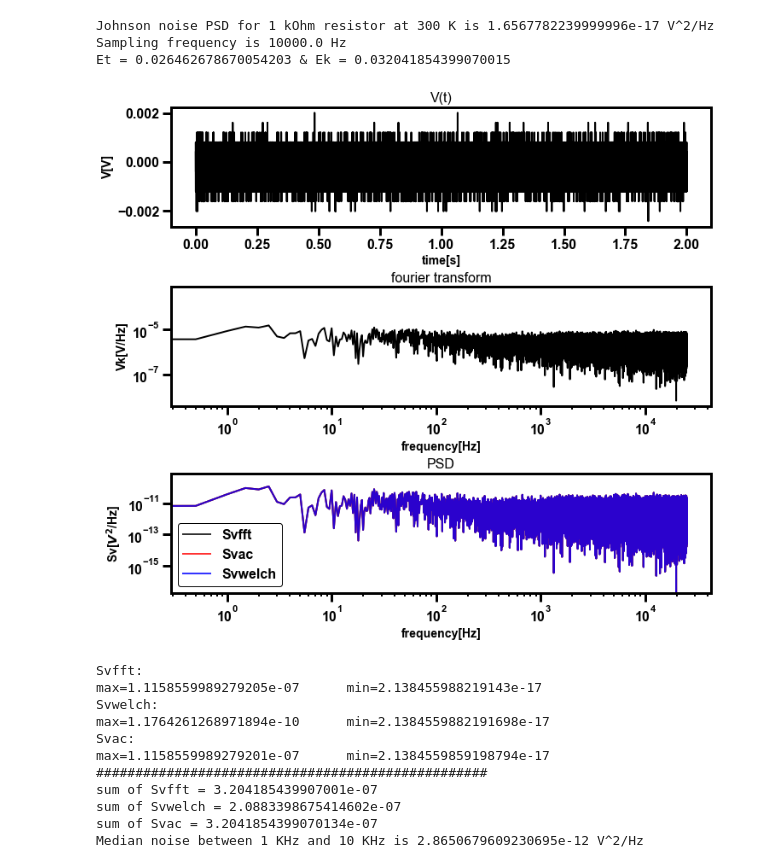
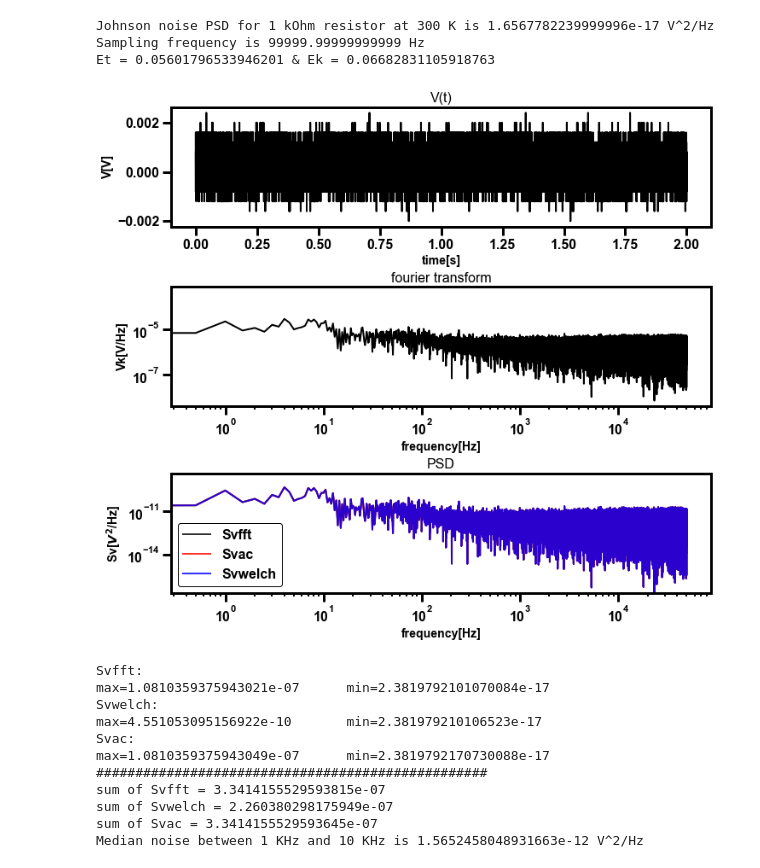
Before and after one commit to NikhilTilak/scripts, a Jupyter notebook: noise.ipynb, the cells around one changed output. Cells and saved outputs as stored; diff of their text form; code cells hidden in the pictures.

```diff
--- a/noise.ipynb
+++ b/noise.ipynb
@@ -18,7 +18,7 @@ T = 2 # total time in s
 fs = int(1/dt) # sampling frequency in Hz
 N = int(T/dt) #number of points
 time = np.arange(0,T,dt) # time in seconds
-print(f"Sampling frequency is {1/dt} Hz")
+# print(f"Sampling frequency is {1/dt} Hz")
 
 fnoise_1 = 50 # noise frequency in Hz
 Anoise_1 = 1 # noise amplitude
@@ -32,7 +32,8 @@ V = Anoise_1*np.sin(2*np.pi* fnoise_1* time) + Anoise_2*np.sin(2*np.pi* fnoise_2
 ######################################################################################
 
 # fp="./data/scope_7_1.csv"# wire connected to the function generator
-fp="./data/scope_13_1.csv"# 1 kOhm, time = 2 s
+fp="./data/scope_13_1.csv"# 1 kOhm, time = 2 s, 100_000 samples
+fp="./data/scope_14_1.csv"# 1 kOhm, time = 2 s, 200_000 samples
 # fp="./data/scope_1.csv"# 100 KHz from function generator
 
 df=pd.read_csv(fp,header=0,sep=",",skiprows=1, names=["time", "voltage"])
@@ -43,6 +44,7 @@ N = df.shape[0]
 fs = int(N/T) # Hz
 dt = 1/fs
 time = df["time"].to_numpy() - df["time"].min()
+print(f"Sampling frequency is {1/dt} Hz")
 
 V = df["voltage"].to_numpy()
 #########################################################################################
@@ -99,44 +101,44 @@ ax2.set_xlabel("frequency[Hz]")
 ax2.set_ylabel("Vk[V/Hz]")
 ax2.set_title("fourier transform")
 ax2.set_xscale('log')
 ax2.set_yscale('log')
 
 
 ax3.plot(fk, Svfft, alpha=0.8, label = "Svfft")
 ax3.plot(fk, Svac, alpha=0.8, label = "Svac")
 ax3.plot(fwelch, Svwelch, alpha=0.8, label = "Svwelch")
 ax3.set_xlabel("frequency[Hz]")
 ax3.set_ylabel("Sv[$V^2$/Hz]")
 ax3.set_title("PSD")
 ax3.set_ylim(Svwelch[10:].min()*0.9,Svwelch[10:].max()*10)
 ax3.set_xscale('log')
 ax3.set_yscale('log')
 ax3.legend()
 
 plt.show()
 
 print(f"Svfft:\nmax={(Svfft.max())}\tmin={(Svfft[10:].min())}")
 print(f"Svwelch:\nmax={(Svwelch.max())}\tmin={(Svwelch[10:].min())}")
 print(f"Svac:\nmax={(Svac.max())}\tmin={(Svac[10:].min())}")
 print(50*'#')
 print(f"sum of Svfft = {np.sum(Svfft)}")
 print(f"sum of Svwelch = {np.sum(Svwelch)}")
 print(f"sum of Svac = {np.sum(Svac)}")
 
 print(f"Median noise between 1 KHz and 10 KHz is {np.median(Svwelch[np.where((fwelch>1000) & (fwelch<10000))])} V^2/Hz")
 # %% [output]
 Johnson noise PSD for 1 kOhm resistor at 300 K is 1.6567782239999996e-17 V^2/Hz
-Sampling frequency is 10000.0 Hz
-Et = 0.026462678670054203 & Ek = 0.032041854399070015
+Sampling frequency is 99999.99999999999 Hz
+Et = 0.05601796533946201 & Ek = 0.06682831105918763
-[figure, old version]
+[figure, new version]
 Svfft:
-max=1.1158559989279205e-07      min=2.138455988219143e-17
+max=1.0810359375943021e-07      min=2.3819792101070084e-17
 Svwelch:
-max=1.1764261268971894e-10      min=2.1384559882191698e-17
+max=4.551053095156922e-10       min=2.381979210106523e-17
 Svac:
-max=1.1158559989279201e-07      min=2.1384559859198794e-17
+max=1.0810359375943049e-07      min=2.3819792170730088e-17
 ##################################################
-sum of Svfft = 3.204185439907001e-07
-sum of Svwelch = 2.0883398675414602e-07
-sum of Svac = 3.2041854399070134e-07
-Median noise between 1 KHz and 10 KHz is 2.8650679609230695e-12 V^2/Hz
+sum of Svfft = 3.3414155529593815e-07
+sum of Svwelch = 2.260380298175949e-07
+sum of Svac = 3.3414155529593645e-07
+Median noise between 1 KHz and 10 KHz is 1.5652458048931663e-12 V^2/Hz
```
Also changed, not shown: 2 other files.
